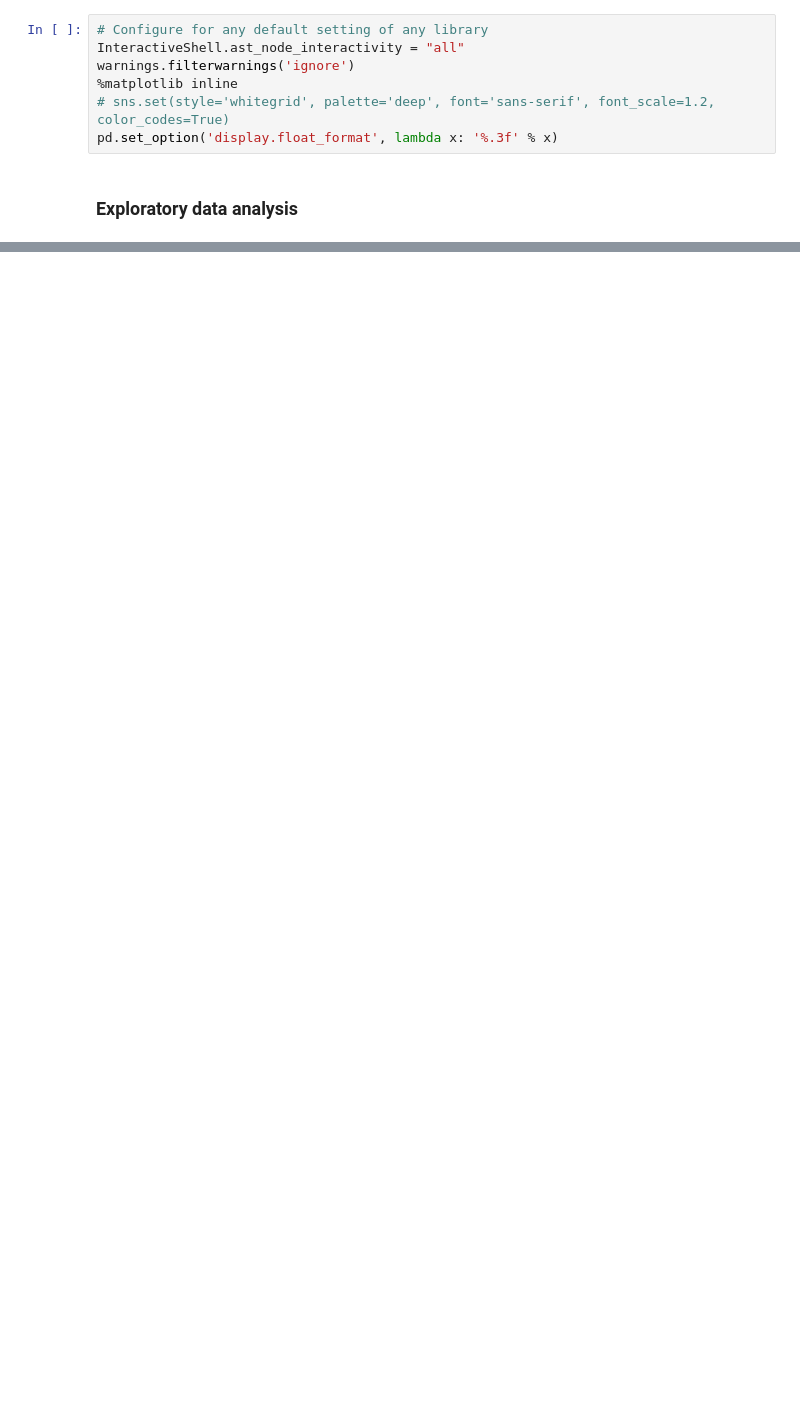
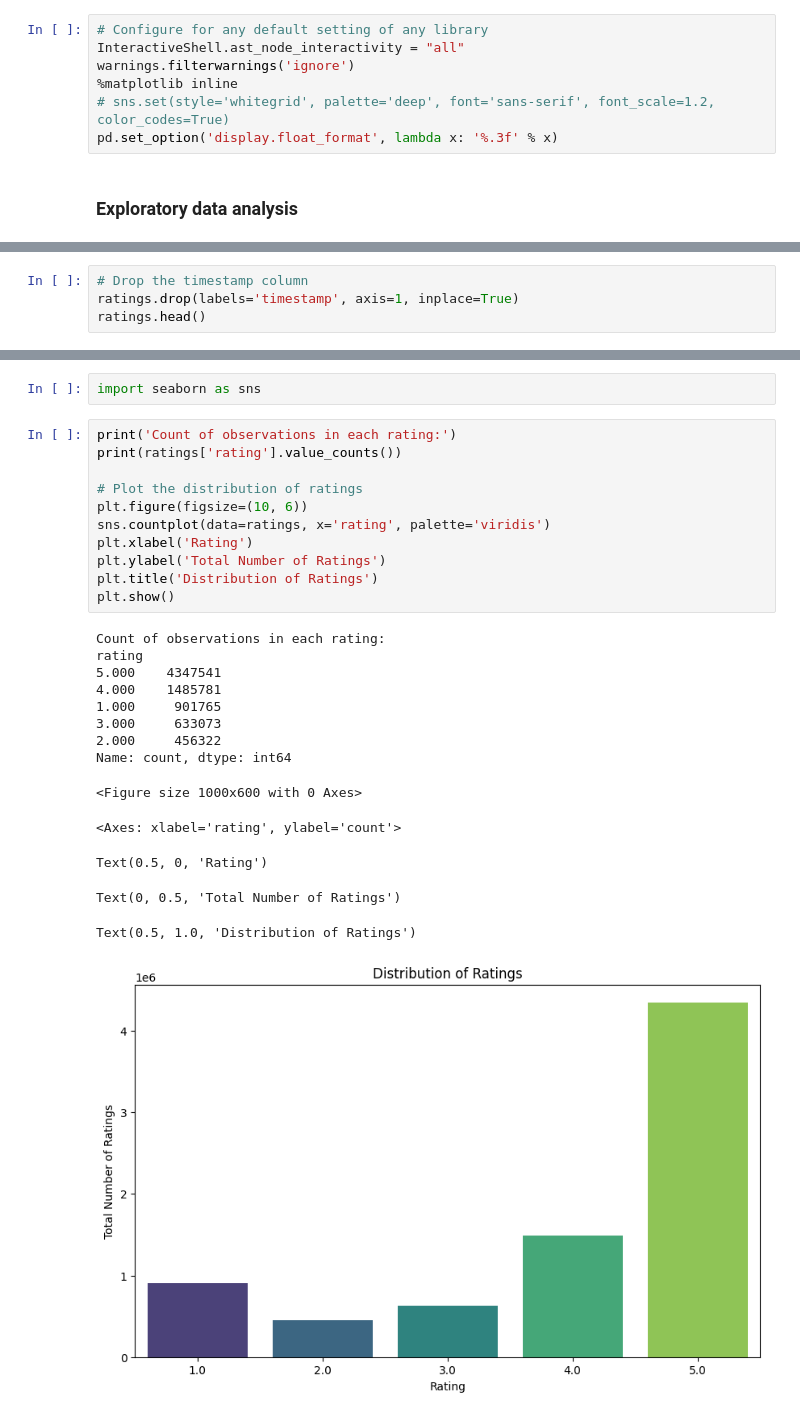
Before and after one commit to Bazinga97/Recommendation-system-, a Jupyter notebook: Amazon_Electronics_Recommendation.ipynb, the cells around one changed output, grey strips where cells are left out. Saved outputs shown, nothing was run; the diff lists cells and outputs as text; blank space fills up the shorter version.

```diff
--- a/Amazon_Electronics_Recommendation.ipynb
+++ b/Amazon_Electronics_Recommendation.ipynb
@@ -95,0 +189,4 @@ TypeError: read_csv() got an unexpected keyword argument 'error_bad_lines'
+# %%
+# Drop the timestamp column
+ratings.drop(labels='timestamp', axis=1, inplace=True)
+ratings.head()
@@ -95,0 +215,28 @@ TypeError: read_csv() got an unexpected keyword argument 'error_bad_lines'
+# %%
+import seaborn as sns
+# %%
+print('Count of observations in each rating:')
+print(ratings['rating'].value_counts())
+
+# Plot the distribution of ratings
+plt.figure(figsize=(10, 6))
+sns.countplot(data=ratings, x='rating', palette='viridis')
+plt.xlabel('Rating')
+plt.ylabel('Total Number of Ratings')
+plt.title('Distribution of Ratings')
+plt.show()
+# %% [output]
+Count of observations in each rating:
+rating
+5.000    4347541
+4.000    1485781
+1.000     901765
+3.000     633073
+2.000     456322
+Name: count, dtype: int64
+<Figure size 1000x600 with 0 Axes>
+<Axes: xlabel='rating', ylabel='count'>
+Text(0.5, 0, 'Rating')
+Text(0, 0.5, 'Total Number of Ratings')
+Text(0.5, 1.0, 'Distribution of Ratings')
+[figure, added]
```
Also changed, not shown: parts of 16 cells of this notebook.
